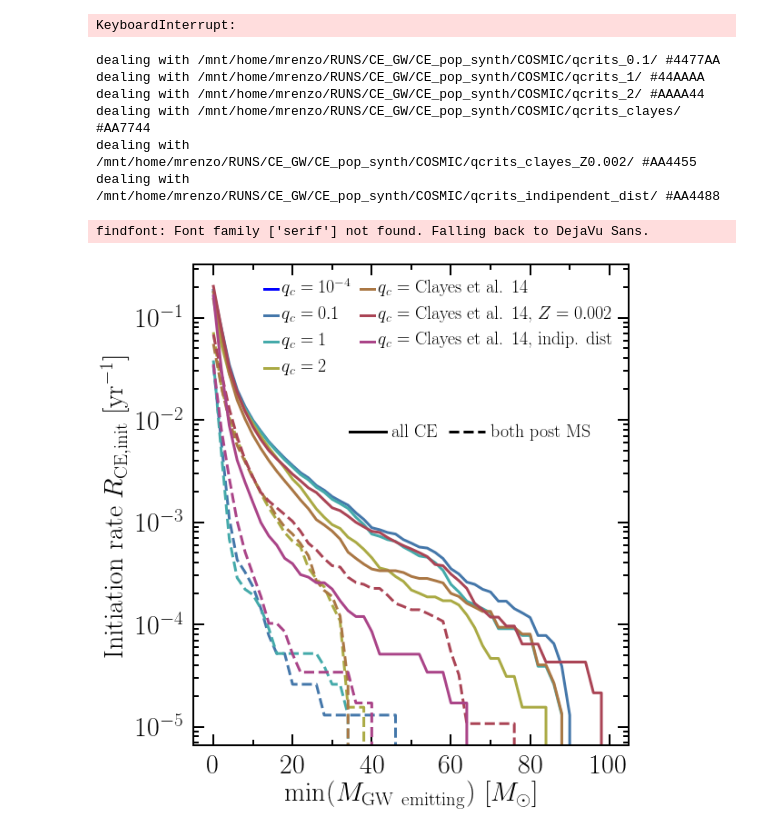
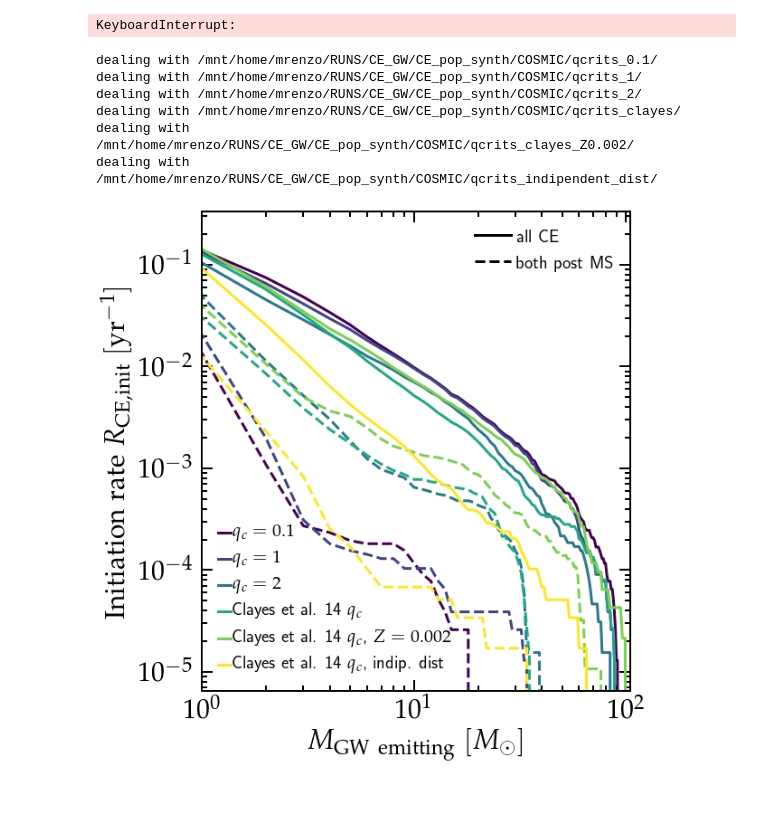
Before and after one commit to tcallister/LISA-and-CE-Evolution, a Jupyter notebook: COSMIC_popsynth/Common_envelope_rate_as_function_of_mass_gw_emitting.ipynb, the cells around one changed output. Drawn from its saved outputs; the diff is of its cells as text; code cells hidden in the pictures; blank space fills up the shorter version.

Commit message:
redone Mgw emitting rates according to Lieke's comments

```diff
--- a/COSMIC_popsynth/Common_envelope_rate_as_function_of_mass_gw_emitting.ipynb
+++ b/COSMIC_popsynth/Common_envelope_rate_as_function_of_mass_gw_emitting.ipynb
@@ -326,24 +320,21 @@ gs = gridspec.GridSpec(2,2)
 gs.update(wspace=0,hspace=0)# top=1.1)
 ax = plt.subplot(gs[0])
 
-Mcuts  = np.linspace(0,100,51)
-###
-# folder = default_folder
-###
-# for all folders
-# colors = ["b","#4477AA","#44AAAA","#44AA77","#AAAA44","#AA7744","#AA4455","#AA4488",'r','m']
+Mcuts  = np.linspace(0,100,101)
+
 folders = ["/mnt/home/mrenzo/RUNS/CE_GW/CE_pop_synth/COSMIC/qcrits_0.1/",
            "/mnt/home/mrenzo/RUNS/CE_GW/CE_pop_synth/COSMIC/qcrits_1/",
            "/mnt/home/mrenzo/RUNS/CE_GW/CE_pop_synth/COSMIC/qcrits_2/",
            "/mnt/home/mrenzo/RUNS/CE_GW/CE_pop_synth/COSMIC/qcrits_clayes/",
            "/mnt/home/mrenzo/RUNS/CE_GW/CE_pop_synth/COSMIC/qcrits_clayes_Z0.002/",
            "/mnt/home/mrenzo/RUNS/CE_GW/CE_pop_synth/COSMIC/qcrits_indipendent_dist/"]
-colors = ['#4477AA', '#44AAAA', '#AAAA44', '#AA7744', '#AA4455',
-'#AA4488']
+colors = plt.cm.viridis(np.linspace(0,1, len(folders)))
+labels = [r"$q_c=0.1$", r"$q_c=1$", r"$q_c=2$", r"Clayes et al. 14 $q_c$", r"Clayes et al. 14 $q_c$, $Z=0.002$", r"Clayes et al. 14 $q_c$, indip. dist"]
 
 for folder in folders:
     c = colors[folders.index(folder)]
-    print("dealing with", folder, c)
+    print("dealing with", folder)
+    label = labels[folders.index(folder)]
     allCErate = []
     doublecoreCErate = []
     for Mcut in Mcuts:
@@ -351,57 +342,47 @@ for folder in folders:
         allCErate.append(Rall)
         doublecoreCErate.append(Rdoublecore)
     #
-    ax.plot(Mcuts, allCErate, lw=3,c=c,ls='-')
+    ax.plot(Mcuts, allCErate, lw=3,c=c,ls='-', label=label)
     ax.plot(Mcuts, doublecoreCErate, lw=3,c=c,ls='--')
 
-ax.plot(np.nan, np.nan, lw=3,ls='-', c='b', label=r"$q_c=10^{-4}$")
-ax.plot(np.nan, np.nan, lw=3,ls='-', c='#4477AA', label=r"$q_c=0.1$")
-ax.plot(np.nan, np.nan, lw=3,ls='-', c='#44AAAA', label=r"$q_c=1$")
-# ax.plot(np.nan, np.nan, lw=3,ls='-', c='#44AA77', label=r"$qcrits=1000$")
-ax.plot(np.nan, np.nan, lw=3,ls='-', c='#AAAA44', label=r"$q_c=2$")
-ax.plot(np.nan, np.nan, lw=3,ls='-', c='#AA7744', label=r"$q_c=$ Clayes et al. 14")
-ax.plot(np.nan, np.nan, lw=3,ls='-', c='#AA4455', label=r"$q_c=$ Clayes et al. 14, $Z=0.002$")
-ax.plot(np.nan, np.nan, lw=3,ls='-', c='#AA4488', label=r"$q_c=$ Clayes et al. 14, indip. dist")
-# ax.plot(np.nan, np.nan, lw=3,ls='-', c='r', label=r"$qcrits=\infty$")
-
-
-l=ax.legend(fontsize=20, loc="upper right", handletextpad=0.2, handlelength=0.75, ncol=2, columnspacing=0.5) #bbox_to_anchor=(1.05,1.05))
+l=ax.legend(fontsize=20, loc="lower left", handletextpad=0.1, handlelength=0.7, ncol=1, columnspacing=0.5) #bbox_to_anchor=(1.05,1.05))
 l.draw_frame(False)
 
 p1, = ax.plot(np.nan, np.nan, lw=3,ls='-', c='k', label=r"all CE")
 p2, = ax.plot(np.nan, np.nan, lw=3,ls='--',c='k', label=r"both post MS")
 
 
 l2=ax.legend([p1,p2],[r"all CE",r"both post MS"], fontsize=20,
-             loc="center right", handletextpad=0.3, ncol=2,
-             columnspacing=0.6, bbox_to_anchor=(0.95,0.65))
+             loc="upper right", handletextpad=0.3, ncol=1,
+             columnspacing=0.6)# , bbox_to_anchor=(0.95,0.65))
 l2.draw_frame(False)
 
 ax.add_artist(l)
 
-ax.set_xlabel(r"$\min(M_\mathrm{GW\ emitting}) \ [M_\odot]$", fontsize=30)
+ax.set_xlabel(r"$M_\mathrm{GW\ emitting} \ [M_\odot]$", fontsize=30)
 ax.set_ylabel(r"$\mathrm{Initiation\ rate}\  R_\mathrm{CE,init} \ [\mathrm{yr^{-1}}]$", fontsize=30)
 
 ax.tick_params(axis='both', which='major', width=2, top="on", right="on", length=12, pad=10, labelsize=30, direction='in')
 ax.tick_params(axis='both', which='minor', width=2, top="on", right="on", length=6, pad=10, direction='in')
-ax.xaxis.set_major_locator(MultipleLocator(20))
-ax.xaxis.set_minor_locator(MultipleLocator(10))
+ax.set_xlim(1,105)
+# ax.xaxis.set_major_locator(MultipleLocator(20))
+# ax.xaxis.set_minor_locator(MultipleLocator(10))
 # ax.yaxis.set_major_locator(MultipleLocator(0.1))
 # ax.yaxis.set_minor_locator(MultipleLocator(0.05))
 ax.set_yscale('log')
+ax.set_xscale('log')
 ax.spines['top'].set_linewidth(2)
 ax.spines['bottom'].set_linewidth(2)
 ax.spines['right'].set_linewidth(2)
 ax.spines['left'].set_linewidth(2)
 plt.tight_layout()
 plt.savefig("/mnt/home/mrenzo/TMP/CE_rate_Mgw_subset.pdf", bbox_inches="tight")
-plt.savefig("/mnt/home/mrenzo/TMP/CE_rate_Mgw_subset.png")
+# plt.savefig("/mnt/home/mrenzo/TMP/CE_rate_Mgw_subset.png")
 # %% [output]
-dealing with /mnt/home/mrenzo/RUNS/CE_GW/CE_pop_synth/COSMIC/qcrits_0.1/ #4477AA
-dealing with /mnt/home/mrenzo/RUNS/CE_GW/CE_pop_synth/COSMIC/qcrits_1/ #44AAAA
-dealing with /mnt/home/mrenzo/RUNS/CE_GW/CE_pop_synth/COSMIC/qcrits_2/ #AAAA44
-dealing with /mnt/home/mrenzo/RUNS/CE_GW/CE_pop_synth/COSMIC/qcrits_clayes/ #AA7744
-dealing with /mnt/home/mrenzo/RUNS/CE_GW/CE_pop_synth/COSMIC/qcrits_clayes_Z0.002/ #AA4455
-dealing with /mnt/home/mrenzo/RUNS/CE_GW/CE_pop_synth/COSMIC/qcrits_indipendent_dist/ #AA4488
+dealing with /mnt/home/mrenzo/RUNS/CE_GW/CE_pop_synth/COSMIC/qcrits_0.1/
+dealing with /mnt/home/mrenzo/RUNS/CE_GW/CE_pop_synth/COSMIC/qcrits_1/
+dealing with /mnt/home/mrenzo/RUNS/CE_GW/CE_pop_synth/COSMIC/qcrits_2/
+dealing with /mnt/home/mrenzo/RUNS/CE_GW/CE_pop_synth/COSMIC/qcrits_clayes/
+dealing with /mnt/home/mrenzo/RUNS/CE_GW/CE_pop_synth/COSMIC/qcrits_clayes_Z0.002/
+dealing with /mnt/home/mrenzo/RUNS/CE_GW/CE_pop_synth/COSMIC/qcrits_indipendent_dist/
-findfont: Font family ['serif'] not found. Falling back to DejaVu Sans.
-[figure, old version]
+[figure, new version]
```
Also changed, not shown: parts of 3 cells of this notebook, 1 other file.
